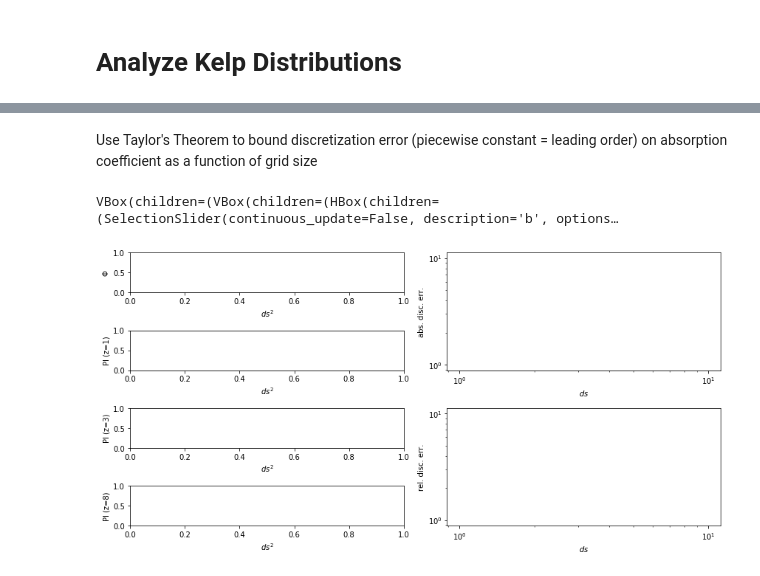
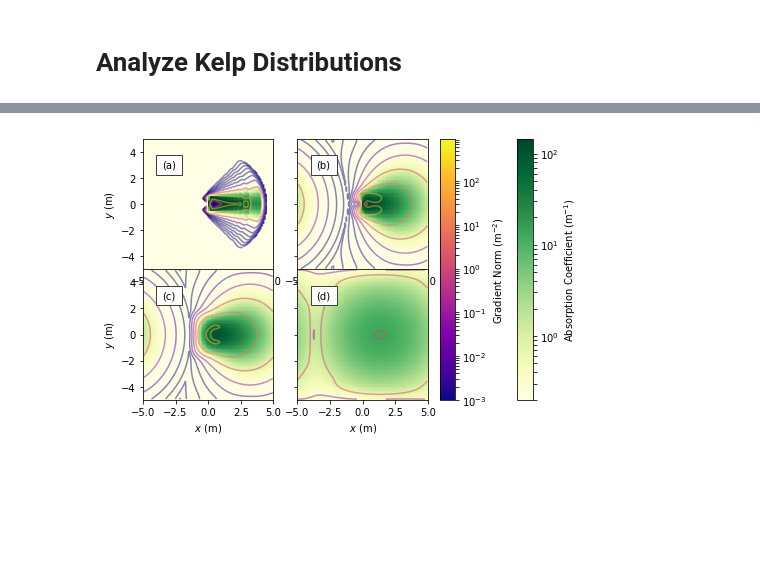
Before and after one commit to OliverEvans96/kelp, a Jupyter notebook: code/python/VerificationOfCalculations.ipynb, the cells around one changed output, grey strips where cells are left out. Drawn from its saved outputs; the diff is of its cells as text; code cells hidden in the pictures; blank space fills up the shorter version.

```diff
--- a/code/python/VerificationOfCalculations.ipynb
+++ b/code/python/VerificationOfCalculations.ipynb
@@ -3761,7 +3717,71 @@ a_kelp
-# %% [markdown]
-Use Taylor's Theorem to bound discretization error (piecewise constant = leading order) on absorption coefficient as a function of grid size
-# %%
-sm_dashboard(conn, study_name, ns_list=ns_list[:-1])
-# %% [output]
-VBox(children=(VBox(children=(HBox(children=(SelectionSlider(continuous_update=False, description='b', options…
-[figure, removed]
+# %%
+fig = plt.figure(figsize=(6/5*6, 6/5*4))
+
+gm=10
+sp=4
+ax1 = plt.subplot2grid((2, 2*gm+sp+2), (0, 0), colspan=gm)
+ax2 = plt.subplot2grid((2, 2*gm+sp+2), (0, gm), colspan=gm, sharey=ax1)
+ax3 = plt.subplot2grid((2, 2*gm+sp+2), (1, 0), colspan=gm, sharex=ax1)
+ax4 = plt.subplot2grid((2, 2*gm+sp+2), (1, gm), colspan=gm, sharex=ax2, sharey=ax1)
+cb_ax1 = plt.subplot2grid((2, 2*gm+sp+2), (0, 2*gm), rowspan=2, colspan=1)
+cb_ax2 = plt.subplot2grid((2, 2*gm+sp+2), (0, 2*gm+sp+1), rowspan=2, colspan=1)
+
+vmin1 = max(np.min(grad_list), 1e-3)
+vmax1 = min(np.max(grad_list), 1e3)
+
+vmin2 = np.min(abs_list)
+vmax2 = np.max(abs_list)
+
+color_norm1 = mpl.colors.LogNorm(vmin=vmin1, vmax=vmax1)
+color_norm2 = mpl.colors.LogNorm(vmin=vmin2, vmax=vmax2)
+
+cb1 = mpl.colorbar.ColorbarBase(
+    cb_ax1, cmap=mpl.cm.plasma,
+    norm=color_norm1,
+    orientation='vertical',
+)
+cb2 = mpl.colorbar.ColorbarBase(
+    cb_ax2, cmap=mpl.cm.YlGn,
+    norm=color_norm2,
+    orientation='vertical',
+)
+cb_ax1.set_ylabel('Gradient Norm (m$^{-2}$)')
+cb_ax2.set_ylabel('Absorption Coefficient (m$^{-1}$)')
+
+ax1.set_ylabel('$y$ (m)')
+ax3.set_ylabel('$y$ (m)')
+ax3.set_xlabel('$x$ (m)')
+ax4.set_xlabel('$x$ (m)')
+axes = [ax1, ax2, ax3, ax4]
+labels = ['(a)', '(b)', '(c)', '(d)']
+
+plt.setp(ax2.get_yticklabels(), visible=False)
+plt.setp(ax4.get_yticklabels(), visible=False)
+fig.subplots_adjust(wspace=0, hspace=0)
+
+levels1 = np.logspace(np.log10(vmin1), np.log10(vmax1), 4)
+for ax, abs_grid_slice, grad_norm, label in zip(axes, abs_list, grad_list, labels):
+    #ax.pcolor(xg, yg, abs_grid_slice, cmap='YlGn', norm=color_norm2)
+    ax.imshow(abs_grid_slice.T, cmap='YlGn', norm=color_norm2, extent=(-rope_spacing/2, rope_spacing/2, -rope_spacing/2, rope_spacing/2))
+    cont_grad = ax.contour(xg, yg, grad_norm, cmap='plasma', norm=color_norm1, alpha=0.5)
+    rect = mpl.patches.Rectangle(
+        (.1, .725),
+        .2, .15,
+        fill=True,
+        fc='w', ec='0.25',
+        transform=ax.transAxes
+    )
+    ax.add_patch(rect)
+    rect.set_zorder(100)
+    t = ax.text(
+        0.2, 0.8, label,
+        va='center', ha='center',
+        #backgroundcolor=(1,1,1,.85),
+        transform=ax.transAxes
+    )
+    t.set_zorder(101)
+    #cbar.add_lines(cont)
+    #cbar.add_lines(cont_grad)
+plt.savefig('abs_coefs_combined.pdf', bbox_inches='tight')
+# %% [output]
+[figure, added]
```
Also changed, not shown: parts of 10 cells of this notebook, 5 other files.
